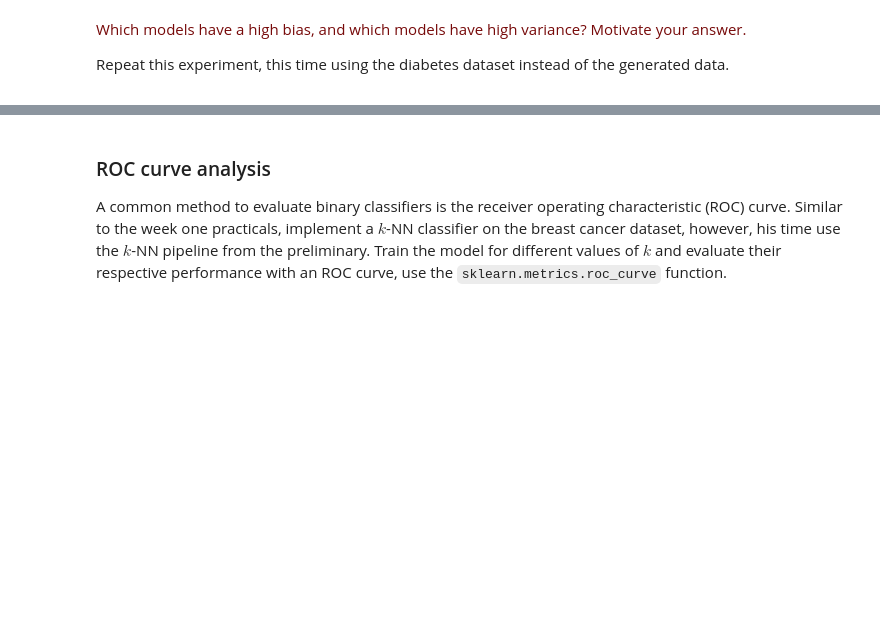
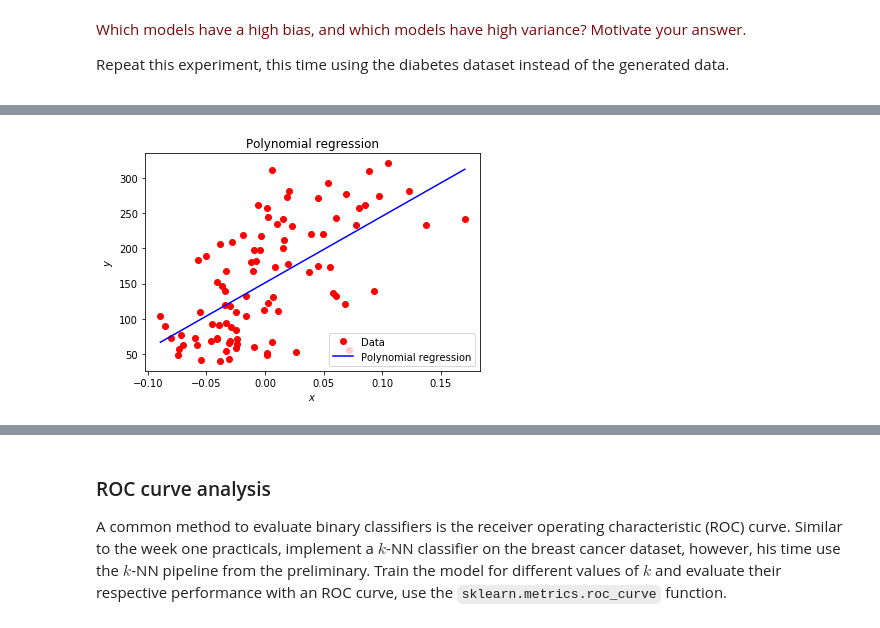
Before and after one commit to njits23/8dm40-machine-learning, a Jupyter notebook: practicals/week_2.ipynb, the cells around one changed output, grey strips where cells are left out. Drawn from its saved outputs; the diff is of its cells as text; code cells hidden in the pictures; blank space fills up the shorter version.

Commit message:
Completed the last part of Polynomial Regression. Part 3 to follow.

```diff
--- a/practicals/week_2.ipynb
+++ b/practicals/week_2.ipynb
@@ -240,3 +240,87 @@ plt.show()
 <p><font color='#770a0a'>Which models have a high bias, and which models have high variance? Motivate your answer.</font><p>
 
 Repeat this experiment, this time using the diabetes dataset instead of the generated data.
+# %%
+from sklearn import datasets
+
+# load the diabetes dataset
+diabetes = datasets.load_diabetes()
+
+# use only one feature
+X = diabetes.data[:, np.newaxis, 2]
+y = diabetes.target
+
+#X and y are 442 entries long
+
+# split the X into training/validation sets
+X_train = X[:250]
+X_val = X[250:350]
+X_test = X[350:]
+
+# split the y into training/validation sets
+y_train = y[:250]
+y_val = y[250:350]
+y_test = y[350:]
+
+#create the model pipeline
+polyFeats = PolynomialFeatures(degree=2)
+linearModel = linear_model.LinearRegression()
+
+model = Pipeline([
+                 ("polynomialFeatures", polyFeats),
+                 ("linearModel", linearModel)
+                ])
+
+#perform the grid search to tune the hyper-parameters of the model
+#print(model.get_params())
+model = GridSearchCV(model, {'polynomialFeatures__degree': np.arange(10)})
+
+#Reshape into a 2d array and fit the model
+X_train = np.reshape(X_train, (-1,1))
+model.fit(X_train,y_train)
+
+
+#generate an independent test set
+#X_test, y_test = generate_dataset(n=100, degree=4, noise=1.5)
+#X_test = np.reshape(X_test, (-1,1))
+
+#Evaluate Model Performance
+print(mean_squared_error(y_test,model.predict(X_test)))
+
+#Plot the model to see the pretty lines
+%matplotlib inline
+
+fig = plt.figure()
+plt.plot(X_test, y_test, 'r.', markersize=12)
+X_wanted = np.linspace(np.min(X_test, 0), np.max(X_test, 0), 20)
+plt.plot(X_wanted, model.predict(X_wanted), 'b-')
+plt.legend(('Data', 'Polynomial regression'), loc='lower right')
+plt.title('Polynomial regression')
+plt.xlabel('$x$')
+plt.ylabel('$y$')
+plt.show()
+
+errors = []
+#fit a model for each polynomial order and calculate its validation mean square error
+for i in range(10):
+    #create the model pipeline
+    polyFeats = PolynomialFeatures(degree=i)
+
+    model = Pipeline([
+                     ("polynomialFeatures", polyFeats),
+                     ("linearModel", linearModel)
+                    ])
+
+    model.fit(X_train,y_train)
+
+    errors.append(mean_squared_error(y_val,model.predict(X_val)))
+
+%matplotlib inline
+fig = plt.figure()
+plt.plot(range(10), errors, 'b-')
+plt.legend("Error", loc='upper right')
+plt.title('Validation Mean Square Error')
+plt.xlabel('$x$')
+plt.ylabel('$y$')
+plt.show()
+# %% [output]
@@ -242,0 +328 @@ Repeat this experiment, this time using the diabetes dataset instead of the gene
+[figure, added]
```
Also changed, not shown: parts of 1 cell of this notebook.
